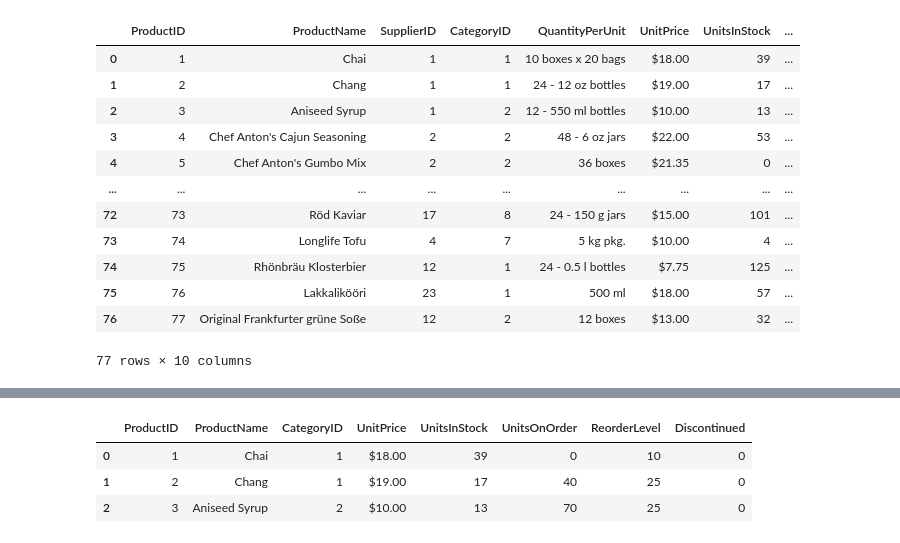
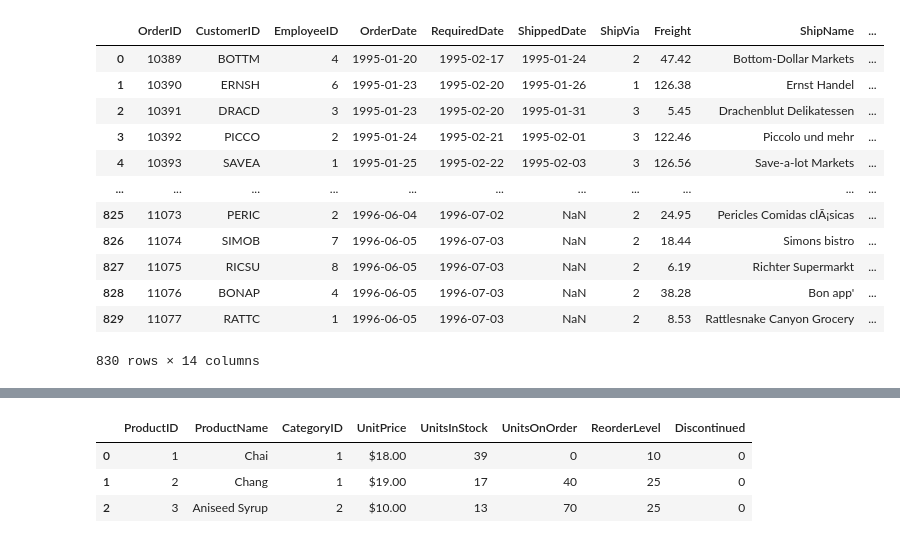
Before and after one commit to Waleed18574/Python-Project-Analyzing-Northwind-Data, a Jupyter notebook: notebook/Product-Analysis.ipynb, the cells around one changed output, grey strips where cells are left out. Drawn from its saved outputs; the diff is of its cells as text; code cells hidden in the pictures.

Commit message:
added loading and cleaning data

```diff
--- a/notebook/Product-Analysis.ipynb
+++ b/notebook/Product-Analysis.ipynb
@@ -1,19 +1,18 @@
 # %%
 import pandas as pd
 # %%
-pd.read_csv("../data/products.csv", encoding='latin1')
-products_cols = "ProductID",["ProductName","CategoryID","UnitPrice","UnitsInStock","UnitsOnOrder","ReorderLevel","Discoontinued"]
+pd.read_csv("../data/orders.csv", encoding='latin1')
 # %% [output]
-|  | ProductID | ProductName | SupplierID | CategoryID | QuantityPerUnit | UnitPrice | UnitsInStock | ... |
-| 0 | 1 | Chai | 1 | 1 | 10 boxes x 20 bags | $18.00 | 39 | ... |
-| 1 | 2 | Chang | 1 | 1 | 24 - 12 oz bottles | $19.00 | 17 | ... |
-| 2 | 3 | Aniseed Syrup | 1 | 2 | 12 - 550 ml bottles | $10.00 | 13 | ... |
-| 3 | 4 | Chef Anton's Cajun Seasoning | 2 | 2 | 48 - 6 oz jars | $22.00 | 53 | ... |
-| 4 | 5 | Chef Anton's Gumbo Mix | 2 | 2 | 36 boxes | $21.35 | 0 | ... |
-| ... | ... | ... | ... | ... | ... | ... | ... | ... |
-| 72 | 73 | Röd Kaviar | 17 | 8 | 24 - 150 g jars | $15.00 | 101 | ... |
-| 73 | 74 | Longlife Tofu | 4 | 7 | 5 kg pkg. | $10.00 | 4 | ... |
-| 74 | 75 | Rhönbräu Klosterbier | 12 | 1 | 24 - 0.5 l bottles | $7.75 | 125 | ... |
-| 75 | 76 | Lakkalikööri | 23 | 1 | 500 ml | $18.00 | 57 | ... |
-| 76 | 77 | Original Frankfurter grüne Soße | 12 | 2 | 12 boxes | $13.00 | 32 | ... |
+|  | OrderID | CustomerID | EmployeeID | OrderDate | RequiredDate | ShippedDate | ShipVia | Freight | ShipName | ... |
+| 0 | 10389 | BOTTM | 4 | 1995-01-20 | 1995-02-17 | 1995-01-24 | 2 | 47.42 | Bottom-Dollar Markets | ... |
+| 1 | 10390 | ERNSH | 6 | 1995-01-23 | 1995-02-20 | 1995-01-26 | 1 | 126.38 | Ernst Handel | ... |
+| 2 | 10391 | DRACD | 3 | 1995-01-23 | 1995-02-20 | 1995-01-31 | 3 | 5.45 | Drachenblut Delikatessen | ... |
+| 3 | 10392 | PICCO | 2 | 1995-01-24 | 1995-02-21 | 1995-02-01 | 3 | 122.46 | Piccolo und mehr | ... |
+| 4 | 10393 | SAVEA | 1 | 1995-01-25 | 1995-02-22 | 1995-02-03 | 3 | 126.56 | Save-a-lot Markets | ... |
+| ... | ... | ... | ... | ... | ... | ... | ... | ... | ... | ... |
+| 825 | 11073 | PERIC | 2 | 1996-06-04 | 1996-07-02 | NaN | 2 | 24.95 | Pericles Comidas clÃ¡sicas | ... |
+| 826 | 11074 | SIMOB | 7 | 1996-06-05 | 1996-07-03 | NaN | 2 | 18.44 | Simons bistro | ... |
+| 827 | 11075 | RICSU | 8 | 1996-06-05 | 1996-07-03 | NaN | 2 | 6.19 | Richter Supermarkt | ... |
+| 828 | 11076 | BONAP | 4 | 1996-06-05 | 1996-07-03 | NaN | 2 | 38.28 | Bon app' | ... |
+| 829 | 11077 | RATTC | 1 | 1996-06-05 | 1996-07-03 | NaN | 2 | 8.53 | Rattlesnake Canyon Grocery | ... |
-77 rows × 10 columns
+830 rows × 14 columns
```
Also changed, not shown: parts of 7 cells of this notebook.
